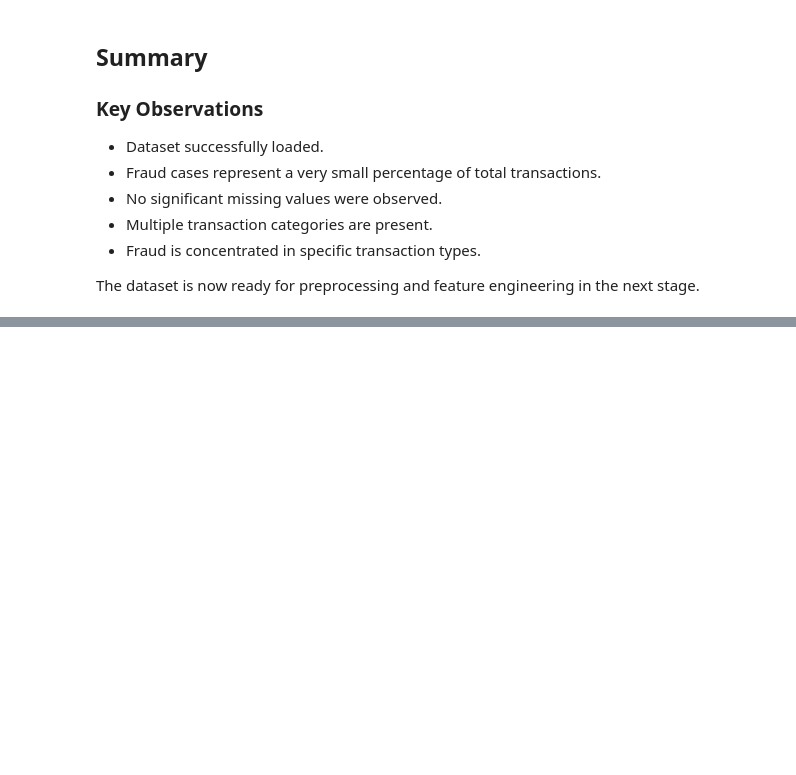
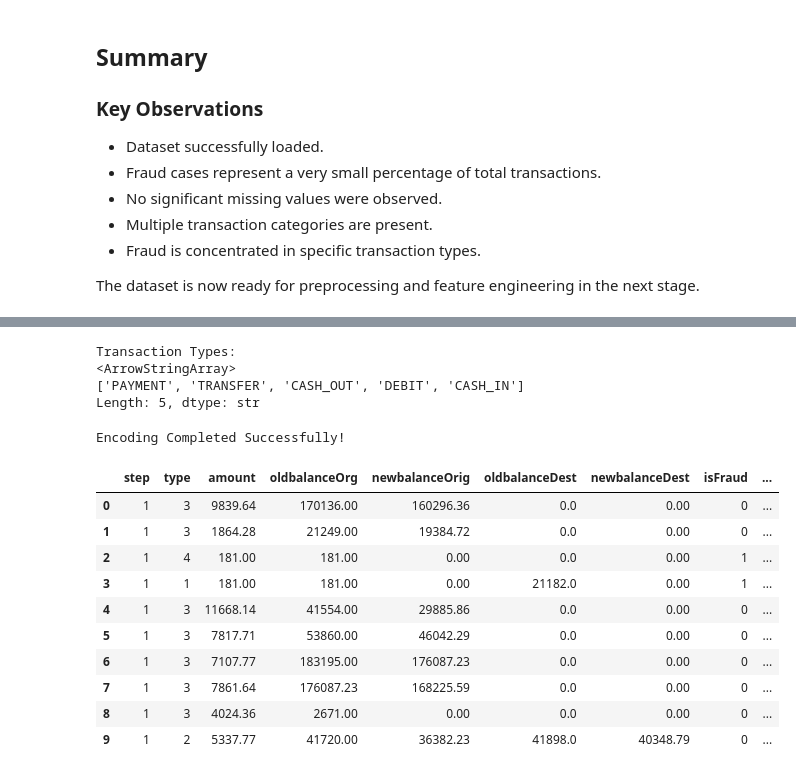
Before and after one commit to Sujitha-Anbazhagan/Real-Time-Financial-Fraud-Detection-Pipeline, a Jupyter notebook: notebooks/03_batch_model_training.ipynb, the cells around one changed output, grey strips where cells are left out. Drawn from its saved outputs; the diff is of its cells as text; code cells hidden in the pictures; blank space fills up the shorter version.

```diff
--- a/notebooks/03_batch_model_training.ipynb
+++ b/notebooks/03_batch_model_training.ipynb
@@ -160,0 +245,7 @@ The dataset is now ready for preprocessing and feature engineering in the next s
+# %%
+# Remove identifier columns
+
+df = df.drop(columns=["nameOrig", "nameDest"])
+
+print("Columns after removing identifiers:")
+print(df.columns)
@@ -160,0 +282,7 @@ The dataset is now ready for preprocessing and feature engineering in the next s
+# %%
+# Remove duplicate rows
+
+df.drop_duplicates(inplace=True)
+
+print("Dataset Shape after removing duplicates:")
+print(df.shape)
@@ -160,0 +303,38 @@ The dataset is now ready for preprocessing and feature engineering in the next s
+# %%
+# Display unique transaction types
+
+print("Transaction Types:")
+print(df["type"].unique())
+# %% [output]
+Transaction Types:
+<ArrowStringArray>
+['PAYMENT', 'TRANSFER', 'CASH_OUT', 'DEBIT', 'CASH_IN']
+Length: 5, dtype: str
+# %%
+from sklearn.preprocessing import LabelEncoder
+
+# Initialize LabelEncoder
+label_encoder = LabelEncoder()
+
+# Encode transaction type
+df["type"] = label_encoder.fit_transform(df["type"])
+
+print("Encoding Completed Successfully!")
+# %% [output]
+Encoding Completed Successfully!
+# %%
+# Display first 10 rows
+
+df.head(10)
+# %% [output]
+|  | step | type | amount | oldbalanceOrg | newbalanceOrig | oldbalanceDest | newbalanceDest | isFraud | ... |
+| 0 | 1 | 3 | 9839.64 | 170136.00 | 160296.36 | 0.0 | 0.00 | 0 | ... |
+| 1 | 1 | 3 | 1864.28 | 21249.00 | 19384.72 | 0.0 | 0.00 | 0 | ... |
+| 2 | 1 | 4 | 181.00 | 181.00 | 0.00 | 0.0 | 0.00 | 1 | ... |
+| 3 | 1 | 1 | 181.00 | 181.00 | 0.00 | 21182.0 | 0.00 | 1 | ... |
+| 4 | 1 | 3 | 11668.14 | 41554.00 | 29885.86 | 0.0 | 0.00 | 0 | ... |
+| 5 | 1 | 3 | 7817.71 | 53860.00 | 46042.29 | 0.0 | 0.00 | 0 | ... |
+| 6 | 1 | 3 | 7107.77 | 183195.00 | 176087.23 | 0.0 | 0.00 | 0 | ... |
+| 7 | 1 | 3 | 7861.64 | 176087.23 | 168225.59 | 0.0 | 0.00 | 0 | ... |
+| 8 | 1 | 3 | 4024.36 | 2671.00 | 0.00 | 0.0 | 0.00 | 0 | ... |
+| 9 | 1 | 2 | 5337.77 | 41720.00 | 36382.23 | 41898.0 | 40348.79 | 0 | ... |
```
Also changed, not shown: parts of 28 cells of this notebook, 2 other files.
